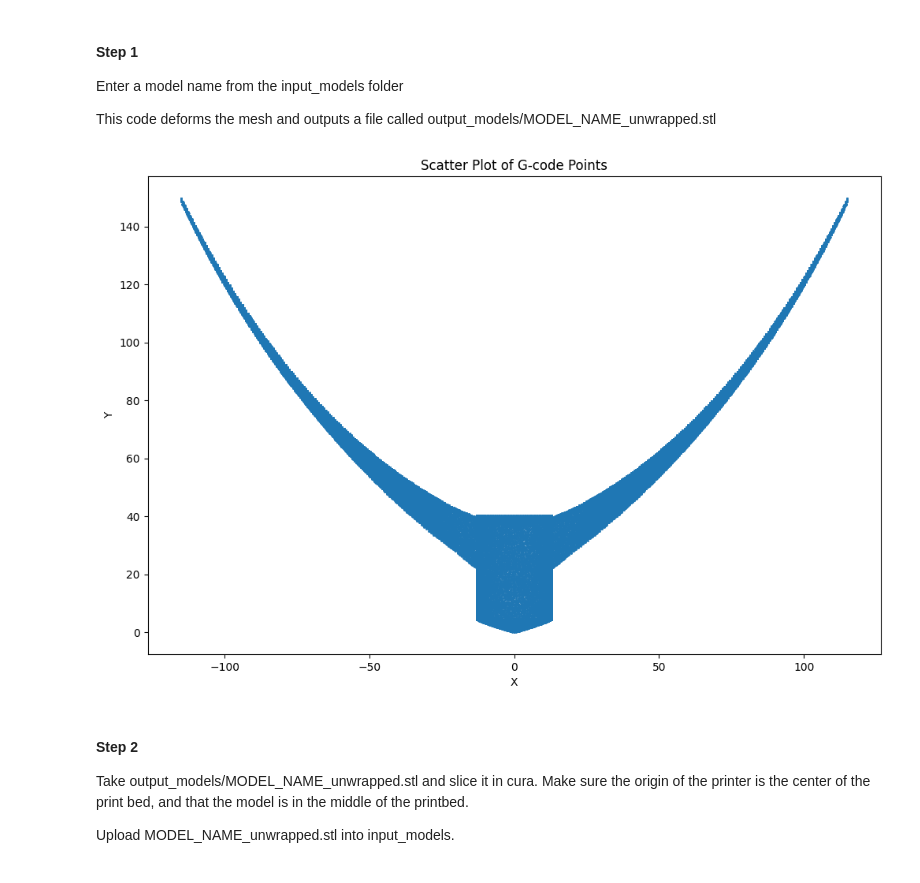
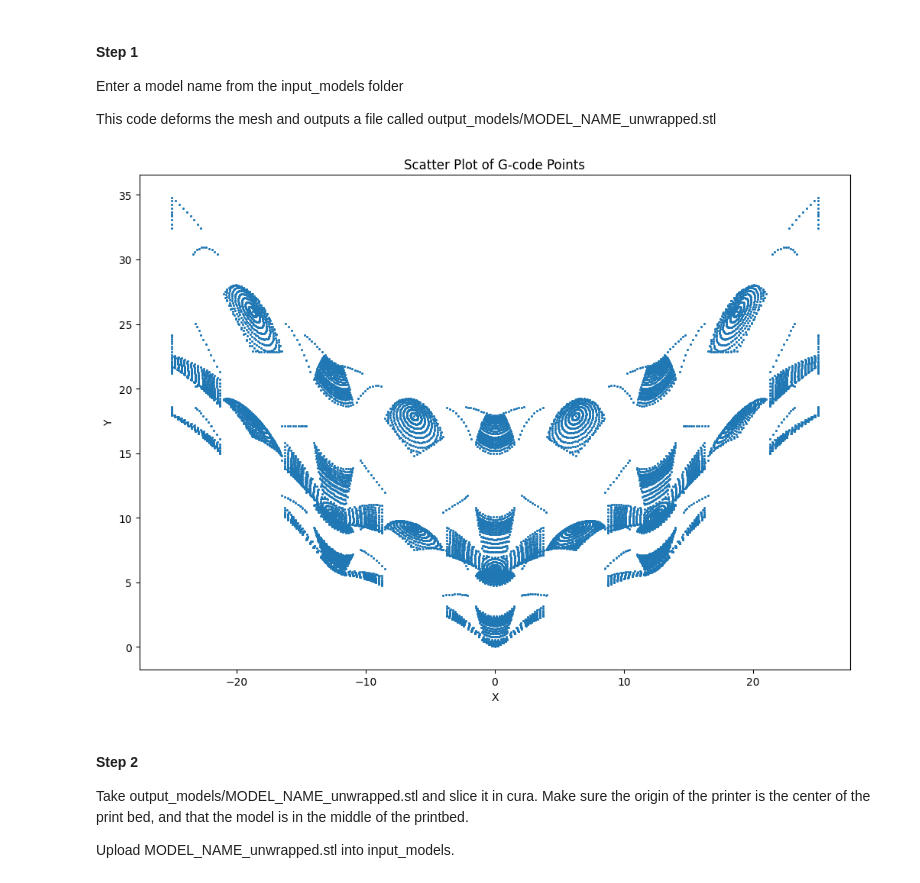
Before and after one commit to prazlook/Archives-Minitel, a Jupyter notebook: main.ipynb, the cells around one changed output. Saved outputs shown, nothing was run; the diff lists cells and outputs as text; code cells hidden in the pictures.

```diff
--- a/main.ipynb
+++ b/main.ipynb
@@ -46,7 +48,7 @@ Enter a model name from the input_models folder
 
 This code deforms the mesh and outputs a file called output_models/MODEL_NAME_unwrapped.stl
 # %%
-MODEL_NAME = 'propeller'
+MODEL_NAME = 'test_non_planaire_6'
 
 # Load the mesh
 mesh = pv.read(f'input_models/{MODEL_NAME}.stl')
@@ -67,34 +69,34 @@ max_radius = np.max(np.linalg.norm(mesh.points[:, :2], axis=1))
 
 # define rotation as a function of radius
 ROTATION = lambda radius: np.deg2rad(15 + 30 * (radius / max_radius)) # Use for propeller and tree
 # ROTATION = lambda radius: np.full_like(radius, np.deg2rad(-40)) # Fixed rotation inwards
 # ROTATION = lambda radius: np.deg2rad(-40 + 30 * (1 - (radius / max_radius)) ** 2) # Use for bridge
 
 # rotate points around max diameter ring
 distances_to_center = np.linalg.norm(mesh.points[:, :2], axis=1)
 translate_upwards = np.hstack([np.zeros((len(mesh.points), 2)), np.tan(ROTATION(distances_to_center).reshape(-1, 1)) * distances_to_center.reshape(-1, 1)])
 
 mesh.points = mesh.points + translate_upwards
 
 # make bottom of part z=0 and center in bound box. remember the offsets for later
 xmin, xmax, ymin, ymax, zmin, zmax = mesh.bounds
 offsets_applied = np.array([(xmin + xmax) / 2, (ymin + ymax) / 2, zmin])
 mesh.points -= offsets_applied
 
 # save the mesh
 mesh.save(f'output_models/{MODEL_NAME}_unwrapped.stl')
 
 # mesh.plot() # doesnt work in google colab?
 # plot in matplot lib if in google colab
 plt.figure(figsize=(12, 12))
 plt.scatter(mesh.points[:, 0], mesh.points[:, 2], s=1)
 plt.gca().set_aspect('equal')
 plt.xlabel("X")
 plt.ylabel("Y")
 plt.title("Scatter Plot of G-code Points")
 plt.show()
 # %% [output]
-[figure, old version]
+[figure, new version]
 # %% [markdown]
 #### Step 2
 
```
Also changed, not shown: parts of 2 cells of this notebook.
